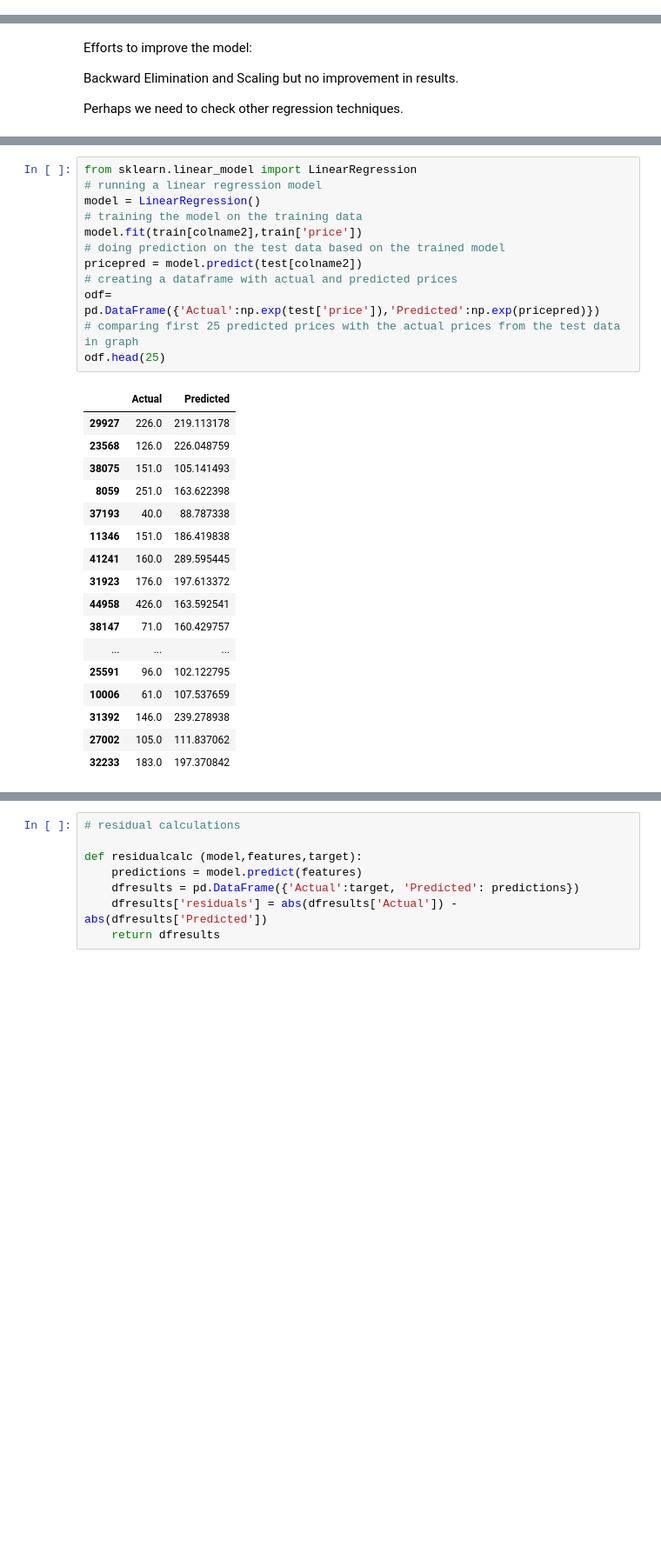
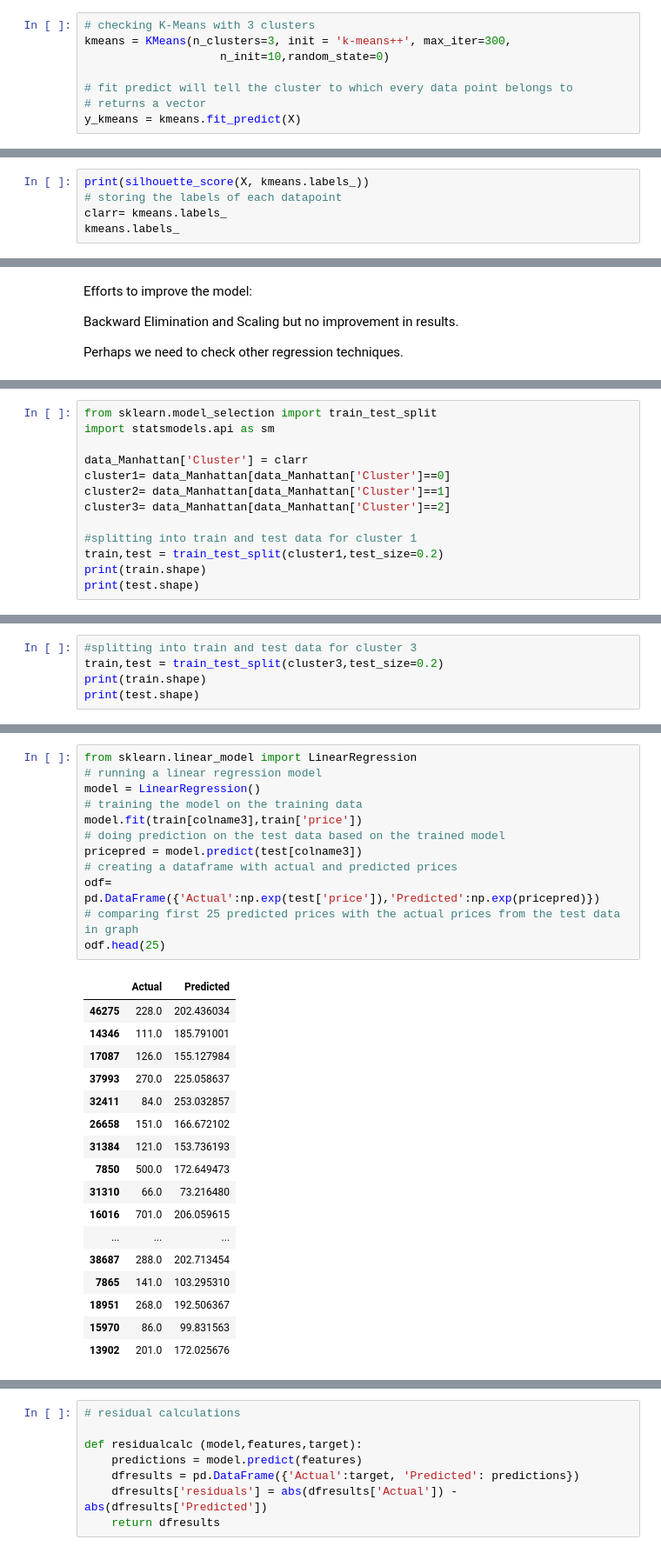
Before and after one commit to ammarmuqeet/NYC-AirBnB, a Jupyter notebook: Airbnb_Final Project_Blog.ipynb, the cells around one changed output, grey strips where cells are left out. Shown at 87% size. Saved outputs shown, nothing was run; the diff lists cells and outputs as text; blank space fills up the shorter version.

```diff
--- a/Airbnb_Final Project_Blog.ipynb
+++ b/Airbnb_Final Project_Blog.ipynb
@@ -503,0 +595,8 @@ data_Manhattan = data_Manhattan.drop(columns=['reviews_per_month'], axis=1)
+# %%
+# checking K-Means with 3 clusters
+kmeans = KMeans(n_clusters=3, init = 'k-means++', max_iter=300,
+                    n_init=10,random_state=0)
+
+# fit predict will tell the cluster to which every data point belongs to
+# returns a vector
+y_kmeans = kmeans.fit_predict(X)
@@ -503,0 +621,5 @@ data_Manhattan = data_Manhattan.drop(columns=['reviews_per_month'], axis=1)
+# %%
+print(silhouette_score(X, kmeans.labels_))
+# storing the labels of each datapoint
+clarr= kmeans.labels_
+kmeans.labels_
@@ -651,0 +777,13 @@ dtype: float64
+# %%
+from sklearn.model_selection import train_test_split
+import statsmodels.api as sm
+
+data_Manhattan['Cluster'] = clarr
+cluster1= data_Manhattan[data_Manhattan['Cluster']==0]
+cluster2= data_Manhattan[data_Manhattan['Cluster']==1]
+cluster3= data_Manhattan[data_Manhattan['Cluster']==2]
+
+#splitting into train and test data for cluster 1
+train,test = train_test_split(cluster1,test_size=0.2)
+print(train.shape)
+print(test.shape)
@@ -651,0 +823,5 @@ dtype: float64
+# %%
+#splitting into train and test data for cluster 3
+train,test = train_test_split(cluster3,test_size=0.2)
+print(train.shape)
+print(test.shape)
@@ -652,33 +856,33 @@ dtype: float64
 # %%
 from sklearn.linear_model import LinearRegression
 # running a linear regression model
 model = LinearRegression()
 # training the model on the training data
-model.fit(train[colname2],train['price'])
+model.fit(train[colname3],train['price'])
 # doing prediction on the test data based on the trained model
-pricepred = model.predict(test[colname2])
+pricepred = model.predict(test[colname3])
 # creating a dataframe with actual and predicted prices
 odf= pd.DataFrame({'Actual':np.exp(test['price']),'Predicted':np.exp(pricepred)})
 # comparing first 25 predicted prices with the actual prices from the test data in graph
 odf.head(25)
 # %% [output]
 |  | Actual | Predicted |
-| 29927 | 226.0 | 219.113178 |
-| 23568 | 126.0 | 226.048759 |
-| 38075 | 151.0 | 105.141493 |
-| 8059 | 251.0 | 163.622398 |
-| 37193 | 40.0 | 88.787338 |
-| 11346 | 151.0 | 186.419838 |
-| 41241 | 160.0 | 289.595445 |
-| 31923 | 176.0 | 197.613372 |
-| 44958 | 426.0 | 163.592541 |
-| 38147 | 71.0 | 160.429757 |
+| 46275 | 228.0 | 202.436034 |
+| 14346 | 111.0 | 185.791001 |
+| 17087 | 126.0 | 155.127984 |
+| 37993 | 270.0 | 225.058637 |
+| 32411 | 84.0 | 253.032857 |
+| 26658 | 151.0 | 166.672102 |
+| 31384 | 121.0 | 153.736193 |
+| 7850 | 500.0 | 172.649473 |
+| 31310 | 66.0 | 73.216480 |
+| 16016 | 701.0 | 206.059615 |
 | ... | ... | ... |
-| 25591 | 96.0 | 102.122795 |
-| 10006 | 61.0 | 107.537659 |
-| 31392 | 146.0 | 239.278938 |
-| 27002 | 105.0 | 111.837062 |
-| 32233 | 183.0 | 197.370842 |
+| 38687 | 288.0 | 202.713454 |
+| 7865 | 141.0 | 103.295310 |
+| 18951 | 268.0 | 192.506367 |
+| 15970 | 86.0 | 99.831563 |
+| 13902 | 201.0 | 172.025676 |
 # %%
 # comparing first 25 predicted prices with the actual prices from the test data in graph
 odf2 = odf.head(25)
```
Also changed, not shown: parts of 35 cells of this notebook.
